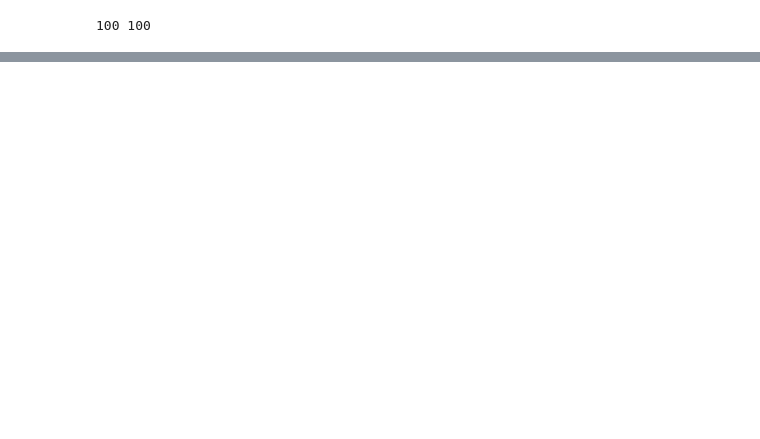
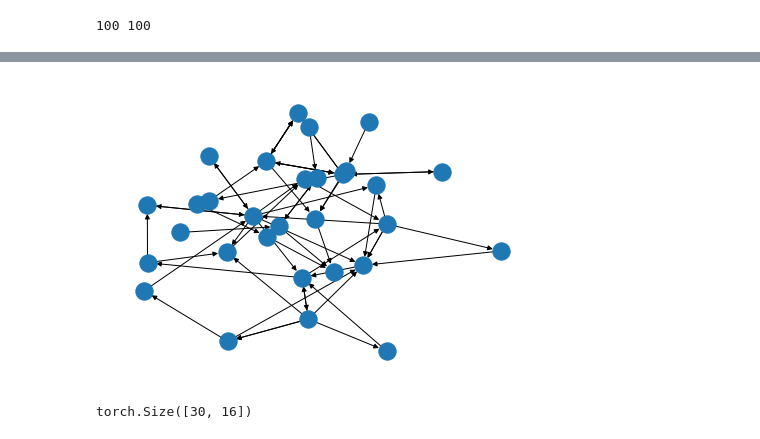
Before and after one commit to Fischer19/graph_to_graph, a Jupyter notebook: train.ipynb, the cells around one changed output, grey strips where cells are left out. Saved outputs shown, nothing was run; the diff lists cells and outputs as text; code cells hidden in the pictures; blank space fills up the shorter version.

```diff
--- a/train.ipynb
+++ b/train.ipynb
@@ -412,0 +394,29 @@ y[0]
+# %%
+subgraph_g1 = sub_graph_G.subgraph(X[0])
+subgraph_g1.copy_from_parent()
+subgraph_g1.ndata["x"] = subgraph_g1.ndata["x"].float()
+edge_norm = torch.ones(subgraph_g1.edata['rel_type'].shape[0])
+subgraph_g1.edata.update({'norm': edge_norm.view(-1,1)})
+
+subgraph_g2 = sub_graph_G.subgraph(X[1])
+subgraph_g2.copy_from_parent()
+subgraph_g2.ndata["x"] = subgraph_g2.ndata["x"].float()
+edge_norm = torch.ones(subgraph_g2.edata['rel_type'].shape[0])
+subgraph_g2.edata.update({'norm': edge_norm.view(-1,1)})
+
+batch_graph = dgl.batch([subgraph_g1,subgraph_g2])
+# %%
+import matplotlib.pyplot as plt
+%matplotlib inline
+
+nx_g = batch_graph.to_networkx()
+pos = nx.kamada_kawai_layout(nx_g)
+nx.draw(nx_g, pos)
+plt.show()
+# %% [output]
+[figure, added]
+# %%
+node_embedding, g_embedding = graph_encoder(batch_graph)
+node_embedding.shape
+# %% [output]
+torch.Size([30, 16])
```
Also changed, not shown: parts of 14 cells of this notebook.
